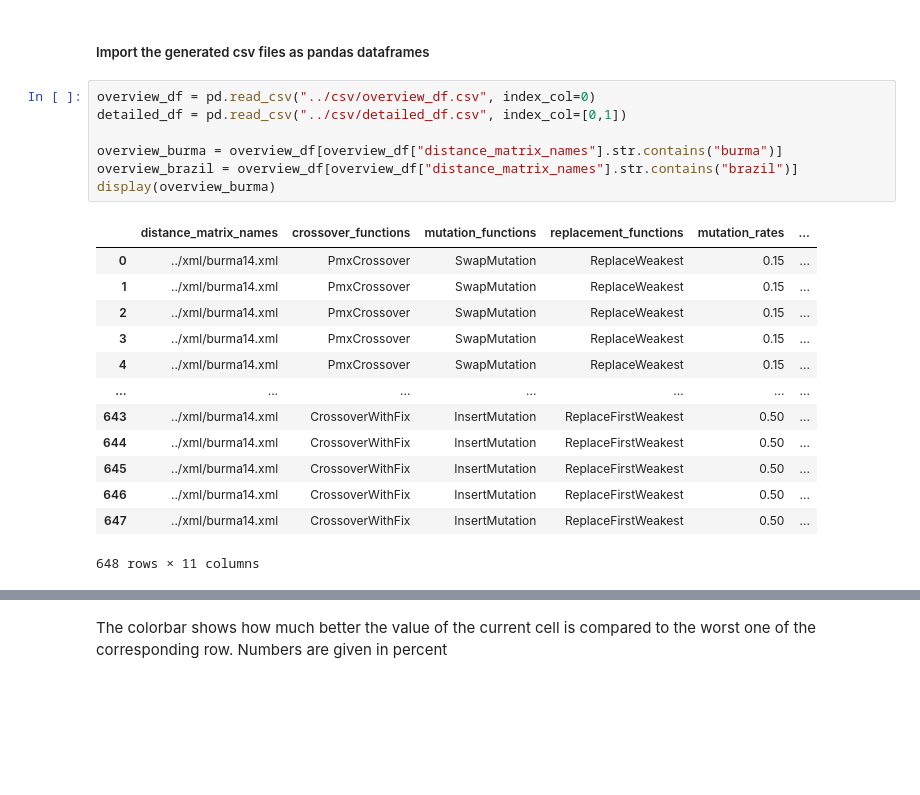
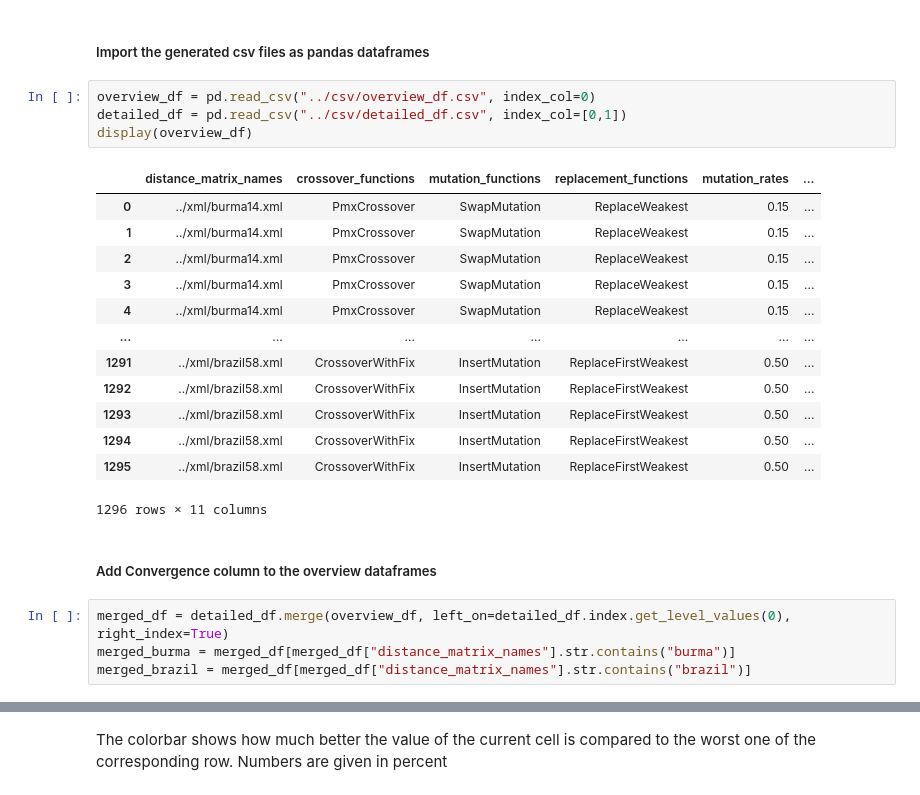
Before and after one commit to franzherm/ea_tsp, a Jupyter notebook: src/data_analysis.ipynb, the cells around one changed output, grey strips where cells are left out. Drawn from its saved outputs; the diff is of its cells as text; blank space fills up the shorter version.

```diff
--- a/src/data_analysis.ipynb
+++ b/src/data_analysis.ipynb
@@ -8,21 +8,24 @@ import seaborn as sns
 # %%
 overview_df = pd.read_csv("../csv/overview_df.csv", index_col=0)
 detailed_df = pd.read_csv("../csv/detailed_df.csv", index_col=[0,1])
-
-overview_burma = overview_df[overview_df["distance_matrix_names"].str.contains("burma")]
-overview_brazil = overview_df[overview_df["distance_matrix_names"].str.contains("brazil")]
-display(overview_burma)
+display(overview_df)
 # %% [output]
 |  | distance_matrix_names | crossover_functions | mutation_functions | replacement_functions | mutation_rates | ... |
 | 0 | ../xml/burma14.xml | PmxCrossover | SwapMutation | ReplaceWeakest | 0.15 | ... |
 | 1 | ../xml/burma14.xml | PmxCrossover | SwapMutation | ReplaceWeakest | 0.15 | ... |
 | 2 | ../xml/burma14.xml | PmxCrossover | SwapMutation | ReplaceWeakest | 0.15 | ... |
 | 3 | ../xml/burma14.xml | PmxCrossover | SwapMutation | ReplaceWeakest | 0.15 | ... |
 | 4 | ../xml/burma14.xml | PmxCrossover | SwapMutation | ReplaceWeakest | 0.15 | ... |
 | ... | ... | ... | ... | ... | ... | ... |
-| 643 | ../xml/burma14.xml | CrossoverWithFix | InsertMutation | ReplaceFirstWeakest | 0.50 | ... |
-| 644 | ../xml/burma14.xml | CrossoverWithFix | InsertMutation | ReplaceFirstWeakest | 0.50 | ... |
-| 645 | ../xml/burma14.xml | CrossoverWithFix | InsertMutation | ReplaceFirstWeakest | 0.50 | ... |
-| 646 | ../xml/burma14.xml | CrossoverWithFix | InsertMutation | ReplaceFirstWeakest | 0.50 | ... |
-| 647 | ../xml/burma14.xml | CrossoverWithFix | InsertMutation | ReplaceFirstWeakest | 0.50 | ... |
+| 1291 | ../xml/brazil58.xml | CrossoverWithFix | InsertMutation | ReplaceFirstWeakest | 0.50 | ... |
+| 1292 | ../xml/brazil58.xml | CrossoverWithFix | InsertMutation | ReplaceFirstWeakest | 0.50 | ... |
+| 1293 | ../xml/brazil58.xml | CrossoverWithFix | InsertMutation | ReplaceFirstWeakest | 0.50 | ... |
+| 1294 | ../xml/brazil58.xml | CrossoverWithFix | InsertMutation | ReplaceFirstWeakest | 0.50 | ... |
+| 1295 | ../xml/brazil58.xml | CrossoverWithFix | InsertMutation | ReplaceFirstWeakest | 0.50 | ... |
-648 rows × 11 columns
+1296 rows × 11 columns
+# %% [markdown]
+##### Add Convergence column to the overview dataframes
+# %%
+merged_df = detailed_df.merge(overview_df, left_on=detailed_df.index.get_level_values(0), right_index=True)
+merged_burma = merged_df[merged_df["distance_matrix_names"].str.contains("burma")]
+merged_brazil = merged_df[merged_df["distance_matrix_names"].str.contains("brazil")]
```
Also changed, not shown: parts of 25 cells of this notebook, 12 other files.
